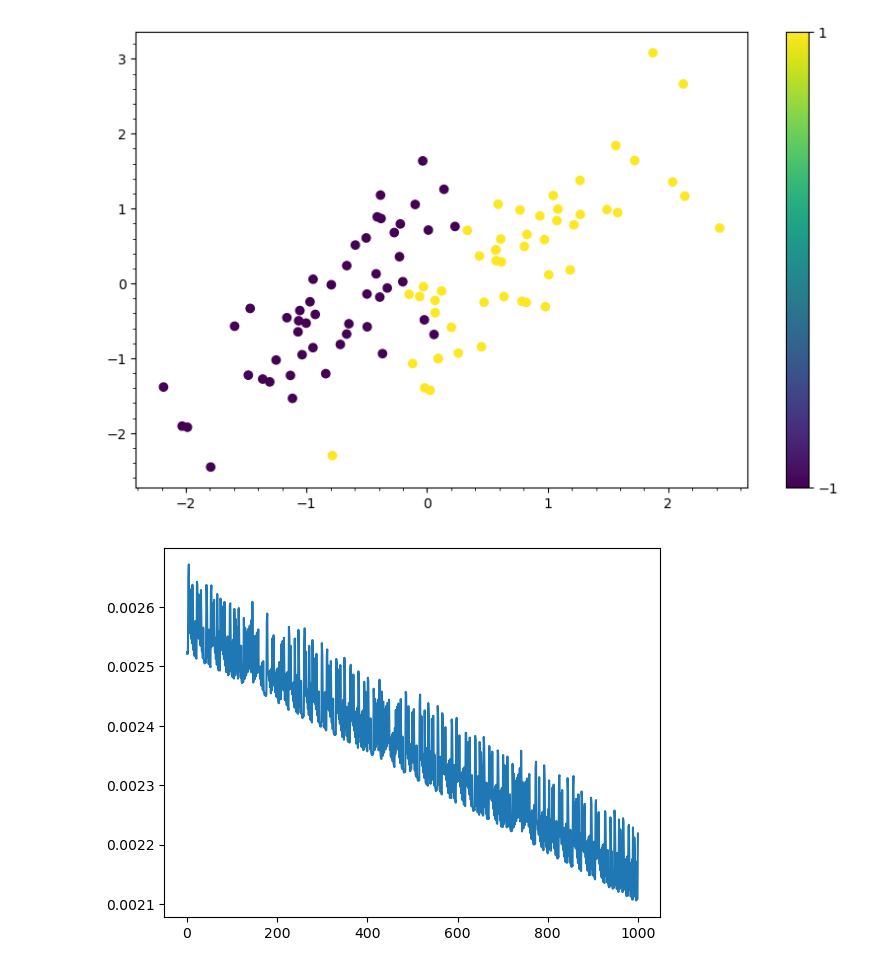
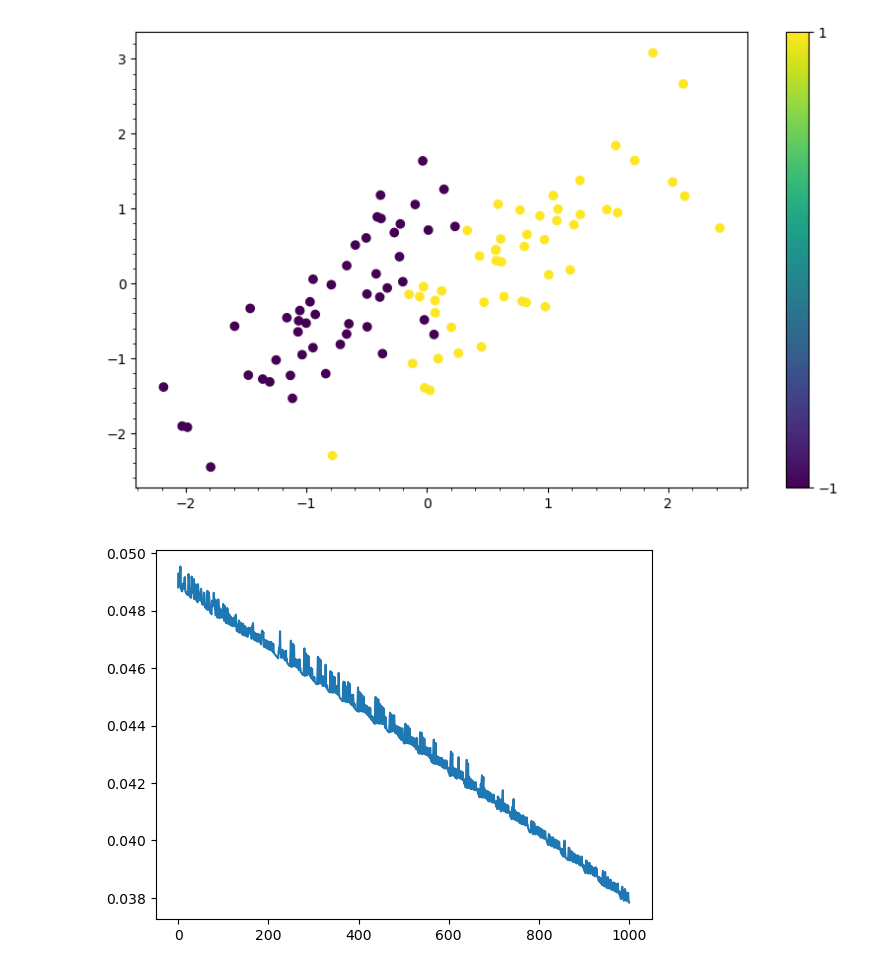
Before and after one commit to intellimath/mltools, a Jupyter notebook: notebooks/nn_classification_iris.ipynb, the cells around one changed output. Saved outputs shown, nothing was run; the diff lists cells and outputs as text; code cells hidden in the pictures.

```diff
--- a/notebooks/nn_classification_iris.ipynb
+++ b/notebooks/nn_classification_iris.ipynb
@@ -54,9 +63,8 @@ nnmod.param[:] = np.random.random(nnmod.n_param)
 # %%
 gd = gda.GradientDescent(risk, h=0.05)
 # %%
-gd.h = 0.01
 gd.fit(U2, Y2)
 plt.plot(gd.rvals)
 plt.show()
 # %% [output]
-[figure, old version]
+[figure, new version]
```
Also changed, not shown: parts of 4 cells of this notebook, 1 other file.
